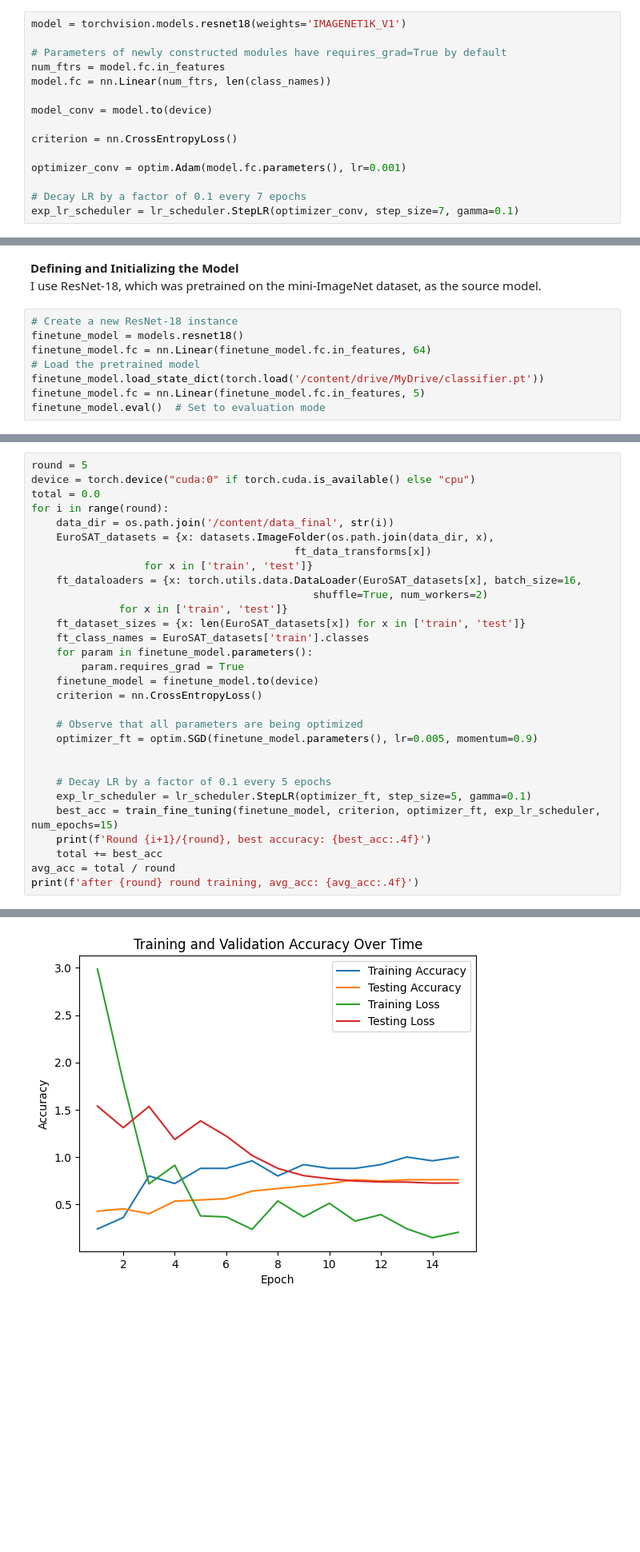
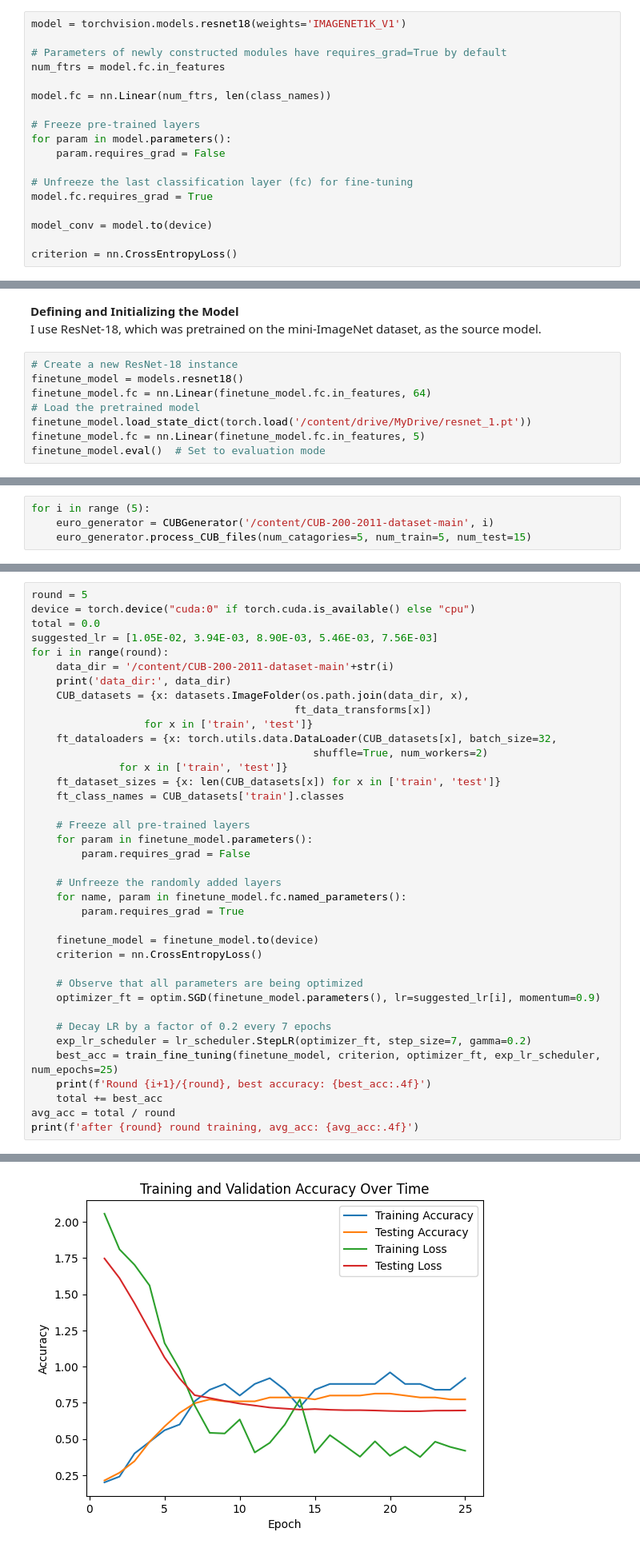
Before and after one commit to Felicia1993/deep-learning, a Jupyter notebook: Transfer Learning/transfer_learning.ipynb, the cells around one changed output, grey strips where cells are left out. Shown at 80% size. Cells and saved outputs as stored; diff of their text form; blank space fills up the shorter version.

```diff
--- a/Transfer Learning/transfer_learning.ipynb
+++ b/Transfer Learning/transfer_learning.ipynb
@@ -288,13 +308,16 @@ model = torchvision.models.resnet18(weights='IMAGENET1K_V1')
 
 # Parameters of newly constructed modules have requires_grad=True by default
 num_ftrs = model.fc.in_features
+
 model.fc = nn.Linear(num_ftrs, len(class_names))
+
+# Freeze pre-trained layers
+for param in model.parameters():
+    param.requires_grad = False
+
+# Unfreeze the last classification layer (fc) for fine-tuning
+model.fc.requires_grad = True
 
 model_conv = model.to(device)
 
 criterion = nn.CrossEntropyLoss()
-
-optimizer_conv = optim.Adam(model.fc.parameters(), lr=0.001)
-
-# Decay LR by a factor of 0.1 every 7 epochs
-exp_lr_scheduler = lr_scheduler.StepLR(optimizer_conv, step_size=7, gamma=0.1)
@@ -494,7 +569,7 @@ I use ResNet-18, which was pretrained on the mini-ImageNet dataset, as the sourc
 finetune_model = models.resnet18()
 finetune_model.fc = nn.Linear(finetune_model.fc.in_features, 64)
 # Load the pretrained model
-finetune_model.load_state_dict(torch.load('/content/drive/MyDrive/classifier.pt'))
+finetune_model.load_state_dict(torch.load('/content/drive/MyDrive/resnet_1.pt'))
 finetune_model.fc = nn.Linear(finetune_model.fc.in_features, 5)
 finetune_model.eval()  # Set to evaluation mode
 # %% [output]
@@ -517,0 +822,4 @@ ResNet(
+# %%
+for i in range (5):
+    euro_generator = CUBGenerator('/content/CUB-200-2011-dataset-main', i)
+    euro_generator.process_CUB_files(num_catagories=5, num_train=5, num_test=15)
@@ -519,28 +885,36 @@ ResNet(
 round = 5
 device = torch.device("cuda:0" if torch.cuda.is_available() else "cpu")
 total = 0.0
+suggested_lr = [1.05E-02, 3.94E-03, 8.90E-03, 5.46E-03, 7.56E-03]
 for i in range(round):
-    data_dir = os.path.join('/content/data_final', str(i))
-    EuroSAT_datasets = {x: datasets.ImageFolder(os.path.join(data_dir, x),
+    data_dir = '/content/CUB-200-2011-dataset-main'+str(i)
+    print('data_dir:', data_dir)
+    CUB_datasets = {x: datasets.ImageFolder(os.path.join(data_dir, x),
                                           ft_data_transforms[x])
                   for x in ['train', 'test']}
-    ft_dataloaders = {x: torch.utils.data.DataLoader(EuroSAT_datasets[x], batch_size=16,
+    ft_dataloaders = {x: torch.utils.data.DataLoader(CUB_datasets[x], batch_size=32,
                                              shuffle=True, num_workers=2)
               for x in ['train', 'test']}
-    ft_dataset_sizes = {x: len(EuroSAT_datasets[x]) for x in ['train', 'test']}
-    ft_class_names = EuroSAT_datasets['train'].classes
+    ft_dataset_sizes = {x: len(CUB_datasets[x]) for x in ['train', 'test']}
+    ft_class_names = CUB_datasets['train'].classes
+
+    # Freeze all pre-trained layers
     for param in finetune_model.parameters():
+        param.requires_grad = False
+
+    # Unfreeze the randomly added layers
+    for name, param in finetune_model.fc.named_parameters():
         param.requires_grad = True
+
     finetune_model = finetune_model.to(device)
     criterion = nn.CrossEntropyLoss()
 
     # Observe that all parameters are being optimized
-    optimizer_ft = optim.SGD(finetune_model.parameters(), lr=0.005, momentum=0.9)
+    optimizer_ft = optim.SGD(finetune_model.parameters(), lr=suggested_lr[i], momentum=0.9)
 
-
-    # Decay LR by a factor of 0.1 every 5 epochs
-    exp_lr_scheduler = lr_scheduler.StepLR(optimizer_ft, step_size=5, gamma=0.1)
-    best_acc = train_fine_tuning(finetune_model, criterion, optimizer_ft, exp_lr_scheduler, num_epochs=15)
+    # Decay LR by a factor of 0.2 every 7 epochs
+    exp_lr_scheduler = lr_scheduler.StepLR(optimizer_ft, step_size=7, gamma=0.2)
+    best_acc = train_fine_tuning(finetune_model, criterion, optimizer_ft, exp_lr_scheduler, num_epochs=25)
     print(f'Round {i+1}/{round}, best accuracy: {best_acc:.4f}')
     total += best_acc
 avg_acc = total / round
@@ -602 +976 @@ Training complete in 0m 8s
-[figure, old version]
+[figure, new version]
```
Also changed, not shown: parts of 28 cells of this notebook, 1 other file.
